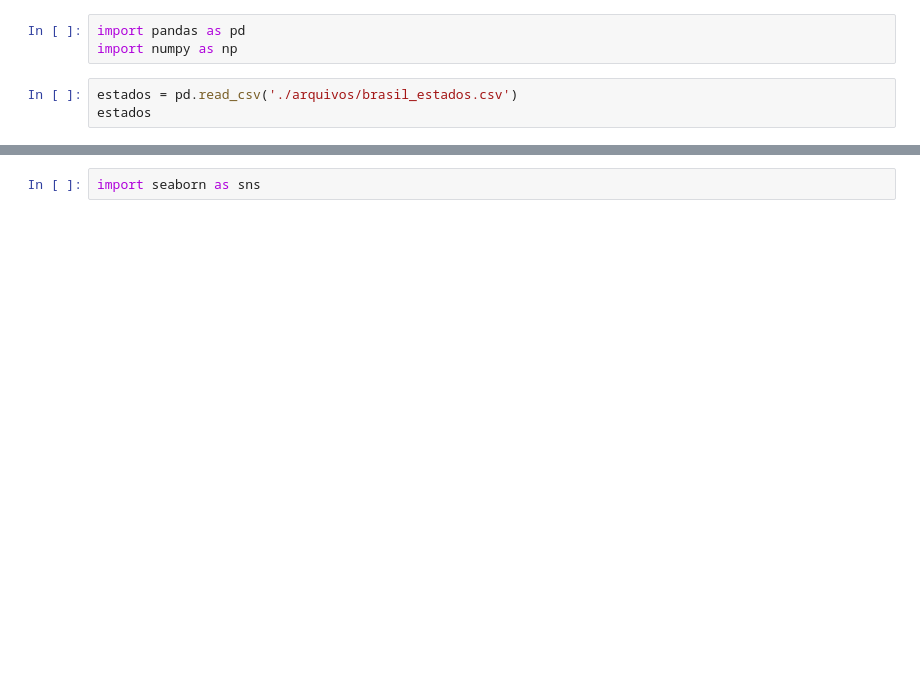
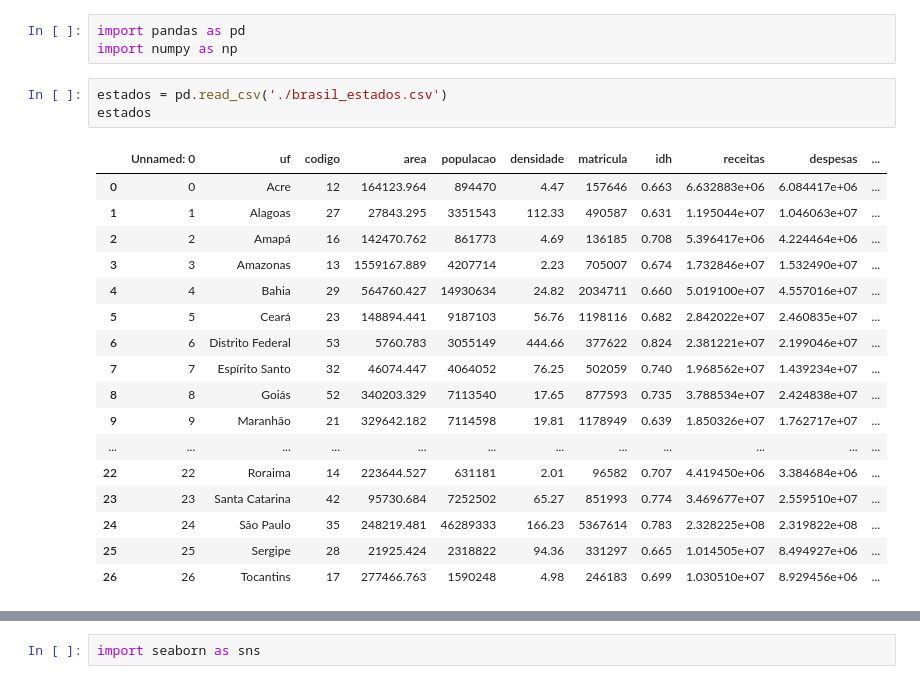
Before and after one commit to DavidRusycki/data-cience, a Jupyter notebook: Aula3.ipynb, the cells around one changed output, grey strips where cells are left out. Drawn from its saved outputs; the diff is of its cells as text; blank space fills up the shorter version.

```diff
--- a/Aula3.ipynb
+++ b/Aula3.ipynb
@@ -2,7 +2,25 @@
 import pandas as pd
 import numpy as np
 # %%
-estados = pd.read_csv('./arquivos/brasil_estados.csv')
+estados = pd.read_csv('./brasil_estados.csv')
 estados
+# %% [output]
+|  | Unnamed: 0 | uf | codigo | area | populacao | densidade | matricula | idh | receitas | despesas | ... |
+| 0 | 0 | Acre | 12 | 164123.964 | 894470 | 4.47 | 157646 | 0.663 | 6.632883e+06 | 6.084417e+06 | ... |
+| 1 | 1 | Alagoas | 27 | 27843.295 | 3351543 | 112.33 | 490587 | 0.631 | 1.195044e+07 | 1.046063e+07 | ... |
+| 2 | 2 | Amapá | 16 | 142470.762 | 861773 | 4.69 | 136185 | 0.708 | 5.396417e+06 | 4.224464e+06 | ... |
+| 3 | 3 | Amazonas | 13 | 1559167.889 | 4207714 | 2.23 | 705007 | 0.674 | 1.732846e+07 | 1.532490e+07 | ... |
+| 4 | 4 | Bahia | 29 | 564760.427 | 14930634 | 24.82 | 2034711 | 0.660 | 5.019100e+07 | 4.557016e+07 | ... |
+| 5 | 5 | Ceará | 23 | 148894.441 | 9187103 | 56.76 | 1198116 | 0.682 | 2.842022e+07 | 2.460835e+07 | ... |
+| 6 | 6 | Distrito Federal | 53 | 5760.783 | 3055149 | 444.66 | 377622 | 0.824 | 2.381221e+07 | 2.199046e+07 | ... |
+| 7 | 7 | Espírito Santo | 32 | 46074.447 | 4064052 | 76.25 | 502059 | 0.740 | 1.968562e+07 | 1.439234e+07 | ... |
+| 8 | 8 | Goiás | 52 | 340203.329 | 7113540 | 17.65 | 877593 | 0.735 | 3.788534e+07 | 2.424838e+07 | ... |
+| 9 | 9 | Maranhão | 21 | 329642.182 | 7114598 | 19.81 | 1178949 | 0.639 | 1.850326e+07 | 1.762717e+07 | ... |
+| ... | ... | ... | ... | ... | ... | ... | ... | ... | ... | ... | ... |
+| 22 | 22 | Roraima | 14 | 223644.527 | 631181 | 2.01 | 96582 | 0.707 | 4.419450e+06 | 3.384684e+06 | ... |
+| 23 | 23 | Santa Catarina | 42 | 95730.684 | 7252502 | 65.27 | 851993 | 0.774 | 3.469677e+07 | 2.559510e+07 | ... |
+| 24 | 24 | São Paulo | 35 | 248219.481 | 46289333 | 166.23 | 5367614 | 0.783 | 2.328225e+08 | 2.319822e+08 | ... |
+| 25 | 25 | Sergipe | 28 | 21925.424 | 2318822 | 94.36 | 331297 | 0.665 | 1.014505e+07 | 8.494927e+06 | ... |
+| 26 | 26 | Tocantins | 17 | 277466.763 | 1590248 | 4.98 | 246183 | 0.699 | 1.030510e+07 | 8.929456e+06 | ... |
 # %%
 estados.info()
```
Also changed, not shown: parts of 10 cells of this notebook, 2 other files.
